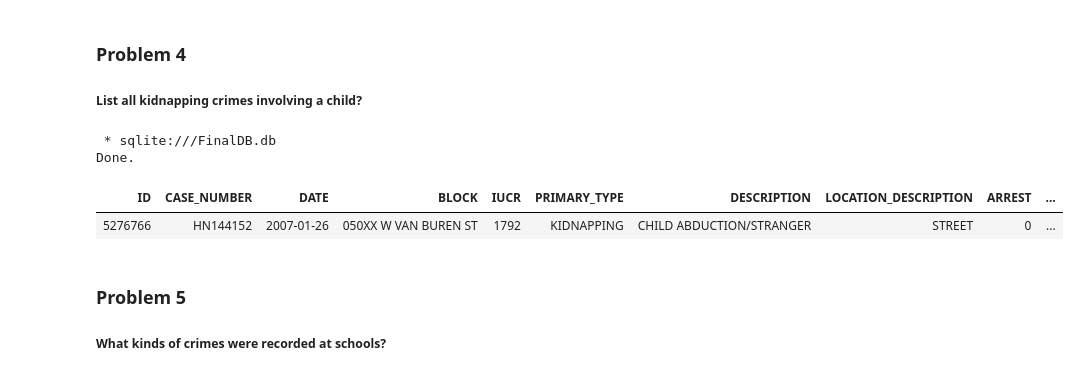
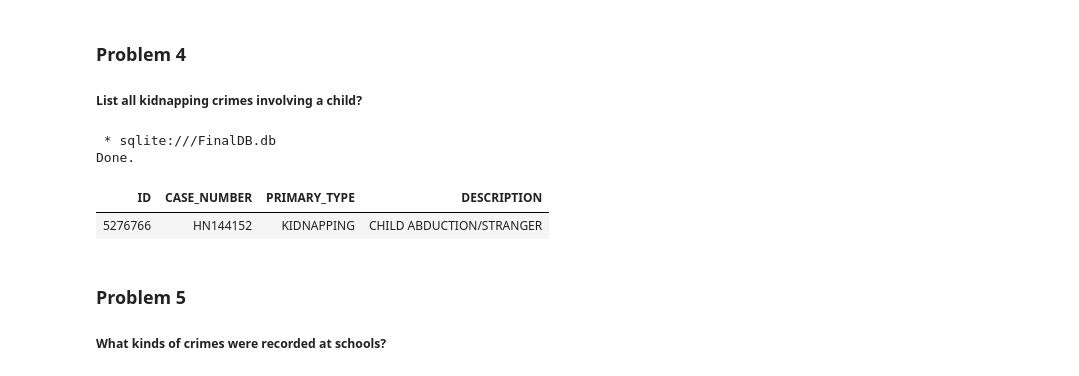
Before and after one commit to ethanbenavides/Databases-and-SQL-for-Data-Science-with-Python, a Jupyter notebook: Peer Assignment Final.ipynb, the cells around one changed output. Saved outputs shown, nothing was run; the diff lists cells and outputs as text; code cells hidden in the pictures.

```diff
--- a/Peer Assignment Final.ipynb
+++ b/Peer Assignment Final.ipynb
@@ -218,14 +219,18 @@ Done.
 ##### List all kidnapping crimes involving a child?
 # %%
 %%sql
-SELECT  *
+SELECT  id
+        ,case_number
+        ,primary_type
+        ,description
 FROM crime_data
-WHERE primary_type = 'KIDNAPPING';
+WHERE   primary_type = 'KIDNAPPING'
+        AND description LIKE '%CHILD%';
 # %% [output]
  * sqlite:///FinalDB.db
 Done.
-| ID | CASE_NUMBER | DATE | BLOCK | IUCR | PRIMARY_TYPE | DESCRIPTION | LOCATION_DESCRIPTION | ARREST | ... |
-| 5276766 | HN144152 | 2007-01-26 | 050XX W VAN BUREN ST | 1792 | KIDNAPPING | CHILD ABDUCTION/STRANGER | STREET | 0 | ... |
+| ID | CASE_NUMBER | PRIMARY_TYPE | DESCRIPTION |
+| 5276766 | HN144152 | KIDNAPPING | CHILD ABDUCTION/STRANGER |
 # %% [markdown]
 ### Problem 5
 
```
Also changed, not shown: parts of 3 cells of this notebook.
